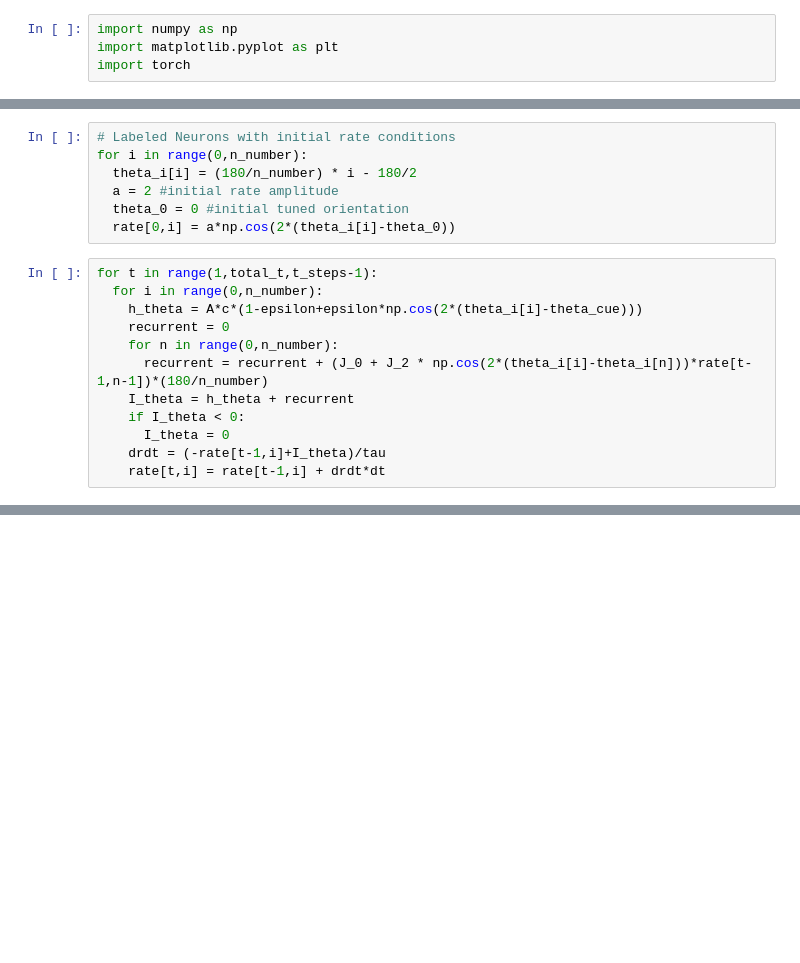
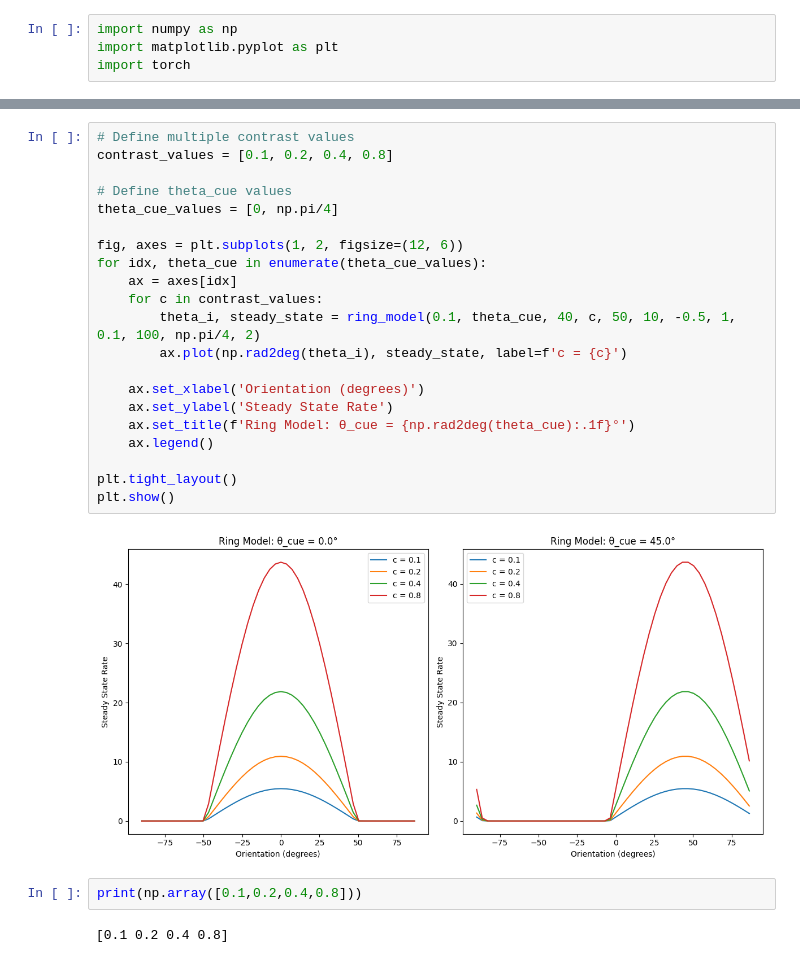
Before and after one commit to Qunzh/CAN_GridCell_Model, a Jupyter notebook: Ring_Model_V1.ipynb, the cells around one changed output, grey strips where cells are left out. Saved outputs shown, nothing was run; the diff lists cells and outputs as text; blank space fills up the shorter version.

```diff
--- a/Ring_Model_V1.ipynb
+++ b/Ring_Model_V1.ipynb
@@ -29,19 +6,0 @@ theta_i = np.zeros((n_number))
-# %%
-# Labeled Neurons with initial rate conditions
-for i in range(0,n_number):
-  theta_i[i] = (180/n_number) * i - 180/2
-  a = 2 #initial rate amplitude
-  theta_0 = 0 #initial tuned orientation
-  rate[0,i] = a*np.cos(2*(theta_i[i]-theta_0))
-# %%
-for t in range(1,total_t,t_steps-1):
-  for i in range(0,n_number):
-    h_theta = A*c*(1-epsilon+epsilon*np.cos(2*(theta_i[i]-theta_cue)))
-    recurrent = 0
-    for n in range(0,n_number):
-      recurrent = recurrent + (J_0 + J_2 * np.cos(2*(theta_i[i]-theta_i[n]))*rate[t-1,n-1])*(180/n_number)
-    I_theta = h_theta + recurrent
-    if I_theta < 0:
-      I_theta = 0
-    drdt = (-rate[t-1,i]+I_theta)/tau
-    rate[t,i] = rate[t-1,i] + drdt*dt
@@ -52 +48,28 @@ np.size(rate)
+# %%
+# Define multiple contrast values
+contrast_values = [0.1, 0.2, 0.4, 0.8]
+
+# Define theta_cue values
+theta_cue_values = [0, np.pi/4]
+
+fig, axes = plt.subplots(1, 2, figsize=(12, 6))
+for idx, theta_cue in enumerate(theta_cue_values):
+    ax = axes[idx]
+    for c in contrast_values:
+        theta_i, steady_state = ring_model(0.1, theta_cue, 40, c, 50, 10, -0.5, 1, 0.1, 100, np.pi/4, 2)
+        ax.plot(np.rad2deg(theta_i), steady_state, label=f'c = {c}')
+
+    ax.set_xlabel('Orientation (degrees)')
+    ax.set_ylabel('Steady State Rate')
+    ax.set_title(f'Ring Model: θ_cue = {np.rad2deg(theta_cue):.1f}°')
+    ax.legend()
+
+plt.tight_layout()
+plt.show()
+# %% [output]
+[figure, added]
+# %%
+print(np.array([0.1,0.2,0.4,0.8]))
+# %% [output]
+[0.1 0.2 0.4 0.8]
 # %%
```
Also changed, not shown: parts of 9 cells of this notebook.
